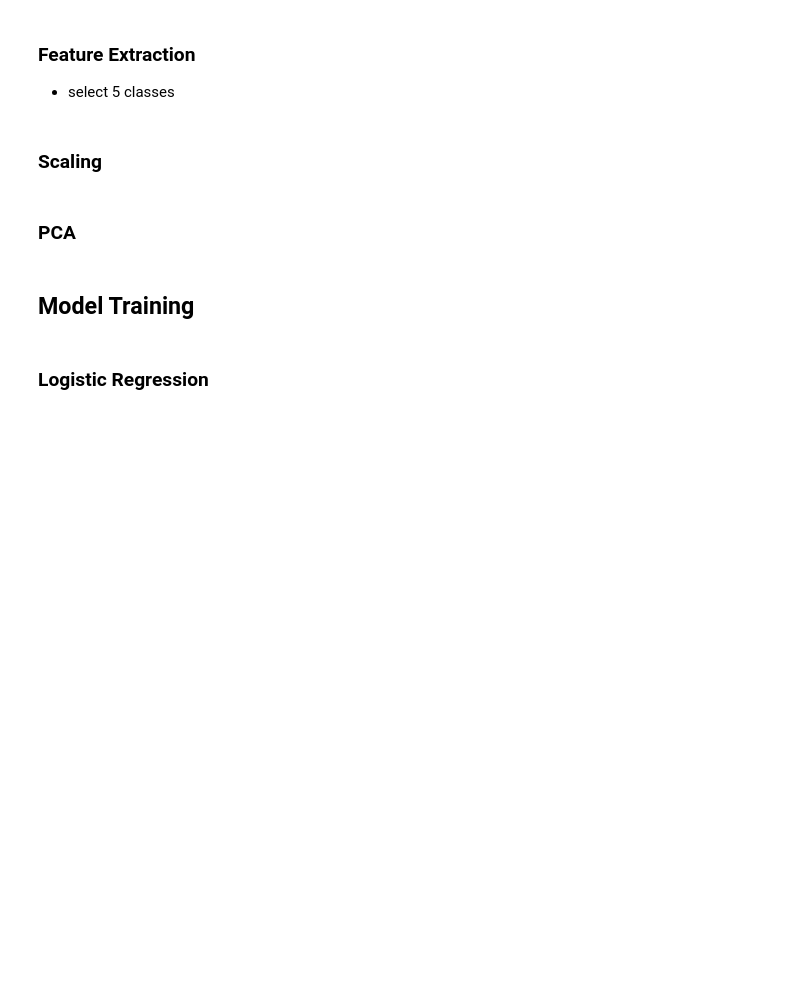
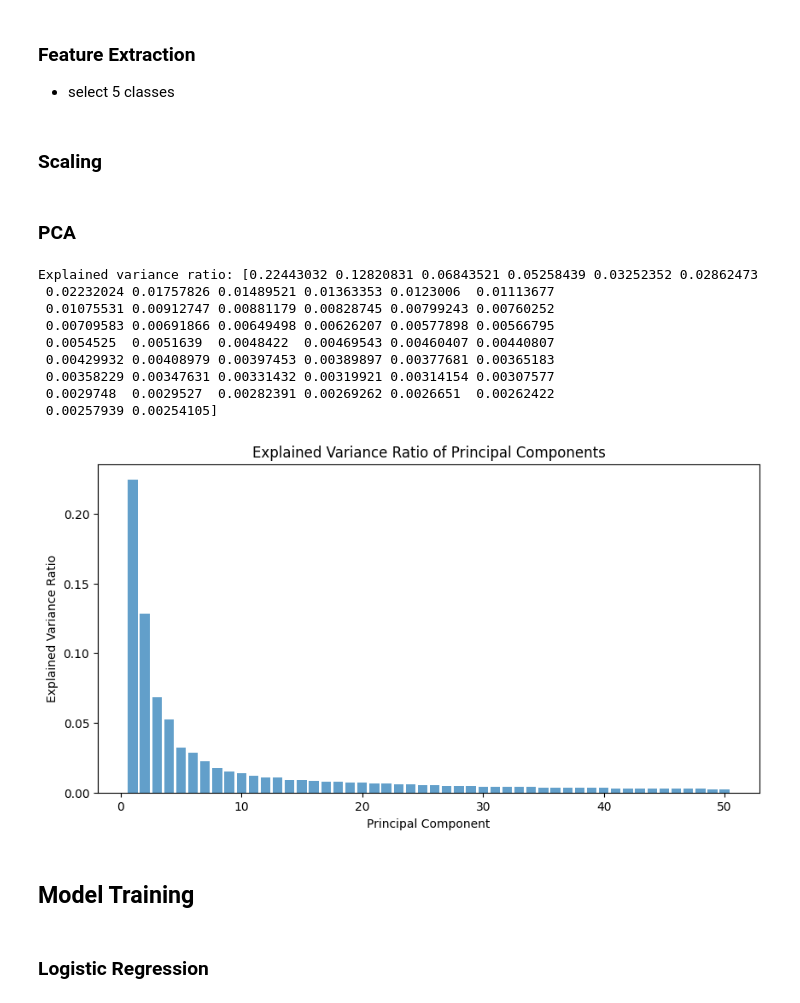
Before and after one commit to 3ab3z2/Machine-fashion-model-mnist, a Jupyter notebook: 20241203-fashion.ipynb, the cells around one changed output. Saved outputs shown, nothing was run; the diff lists cells and outputs as text; code cells hidden in the pictures; blank space fills up the shorter version.

```diff
--- a/20241203-fashion.ipynb
+++ b/20241203-fashion.ipynb
@@ -110,3 +114,32 @@ X_tst= scaler.transform(X_tst)
+# %%
+# Initialize PCA with the number of components you want to keep
+pca = PCA(n_components=50)
+
+# Fit and transform the training data
+X_trn_pca = pca.fit_transform(X_trn)
+
+# Transform the test data
+X_tst_pca = pca.transform(X_tst)
+
+# Print the explained variance ratio to see how much variance is captured by each component
+print("Explained variance ratio:", pca.explained_variance_ratio_)
+plt.figure(figsize=(10, 5))
+plt.bar(range(1, 51), pca.explained_variance_ratio_, alpha=0.7)
+plt.xlabel('Principal Component')
+plt.ylabel('Explained Variance Ratio')
+plt.title('Explained Variance Ratio of Principal Components')
+plt.show()
+# %% [output]
+Explained variance ratio: [0.22443032 0.12820831 0.06843521 0.05258439 0.03252352 0.02862473
+ 0.02232024 0.01757826 0.01489521 0.01363353 0.0123006  0.01113677
+ 0.01075531 0.00912747 0.00881179 0.00828745 0.00799243 0.00760252
+ 0.00709583 0.00691866 0.00649498 0.00626207 0.00577898 0.00566795
+ 0.0054525  0.0051639  0.0048422  0.00469543 0.00460407 0.00440807
+ 0.00429932 0.00408979 0.00397453 0.00389897 0.00377681 0.00365183
+ 0.00358229 0.00347631 0.00331432 0.00319921 0.00314154 0.00307577
+ 0.0029748  0.0029527  0.00282391 0.00269262 0.0026651  0.00262422
+ 0.00257939 0.00254105]
+[figure, added]
 # %% [markdown]
 ## Model Training
 # %%
```
Also changed, not shown: parts of 5 cells of this notebook.
